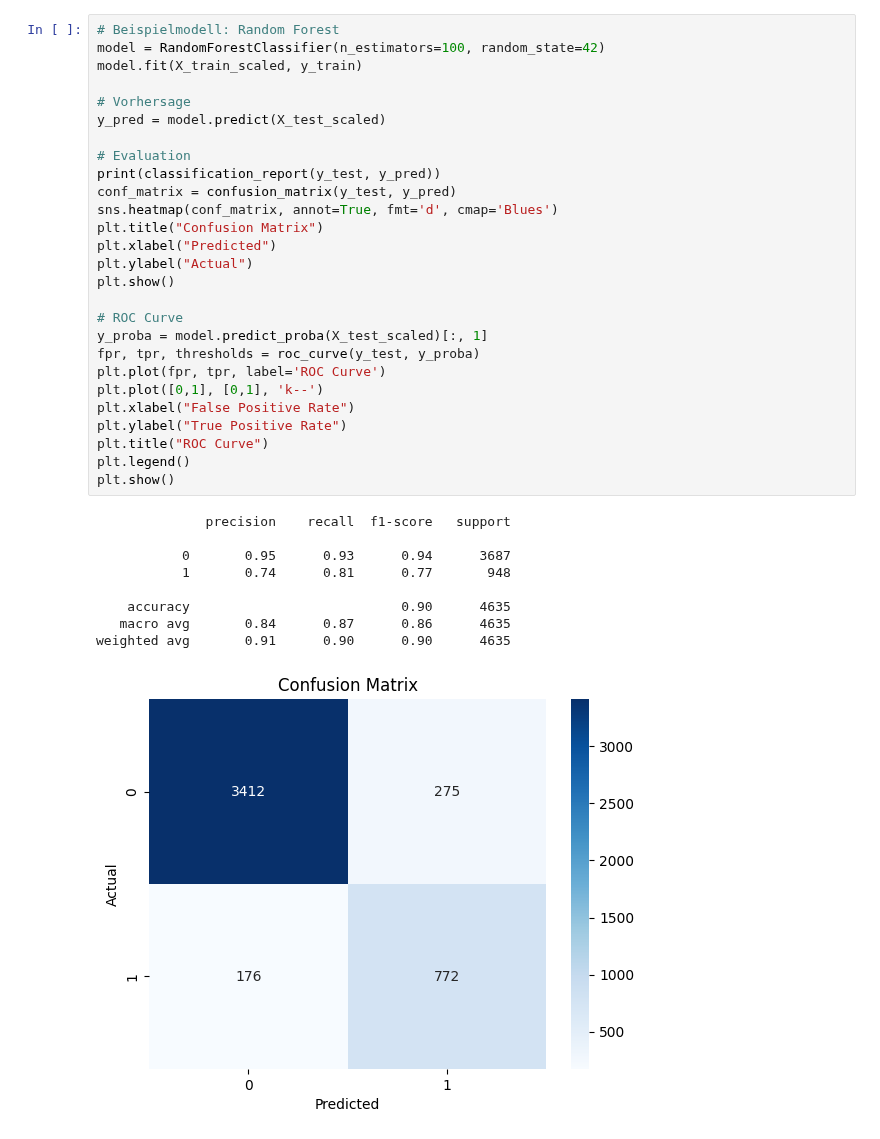
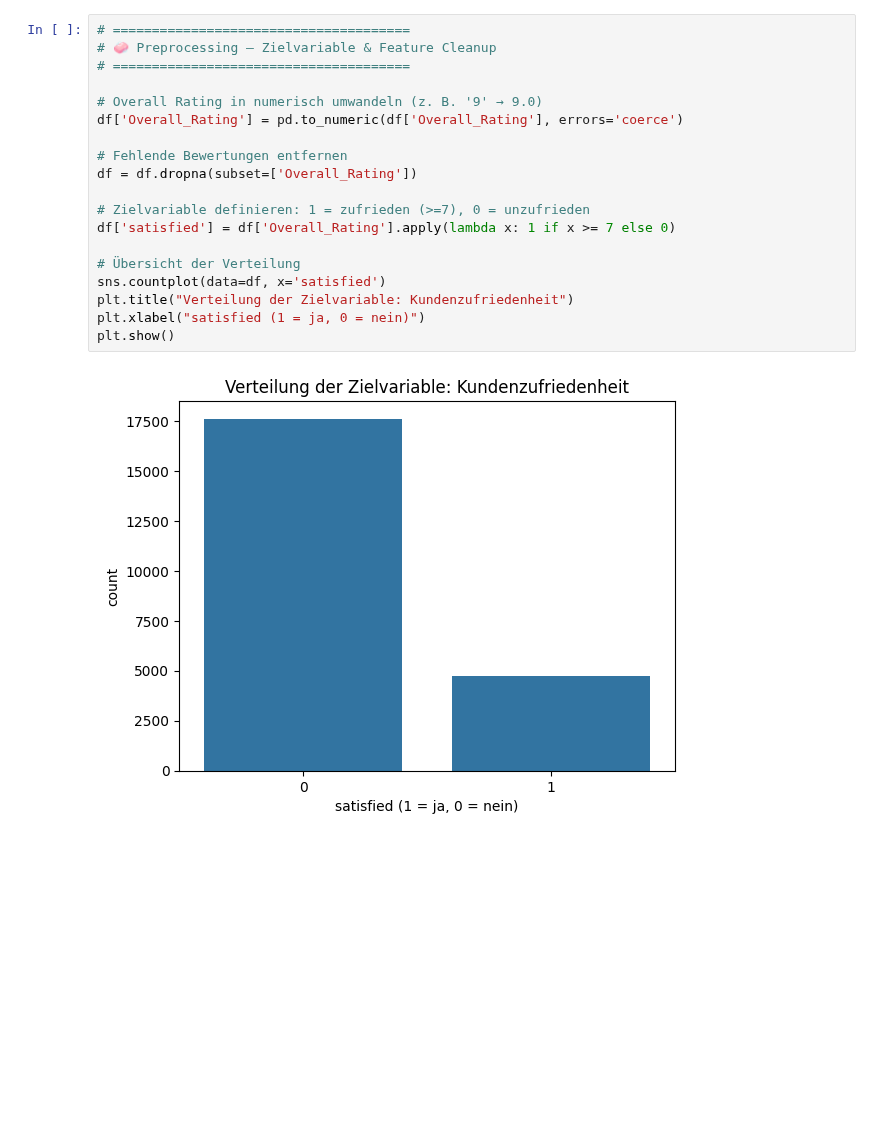
Before and after one commit to DivinitasMaxima/BINA-REPO, a Jupyter notebook: data/Kapitel5.ipynb, the cells around one changed output. Drawn from its saved outputs; the diff is of its cells as text; blank space fills up the shorter version.

```diff
--- a/data/Kapitel5.ipynb
+++ b/data/Kapitel5.ipynb
@@ -81,37 +39,21 @@ dtype: int64
 # %%
-# Beispielmodell: Random Forest
-model = RandomForestClassifier(n_estimators=100, random_state=42)
-model.fit(X_train_scaled, y_train)
+# ======================================
+# 🧼 Preprocessing – Zielvariable & Feature Cleanup
+# ======================================
 
-# Vorhersage
-y_pred = model.predict(X_test_scaled)
+# Overall Rating in numerisch umwandeln (z. B. '9' → 9.0)
+df['Overall_Rating'] = pd.to_numeric(df['Overall_Rating'], errors='coerce')
 
-# Evaluation
-print(classification_report(y_test, y_pred))
-conf_matrix = confusion_matrix(y_test, y_pred)
-sns.heatmap(conf_matrix, annot=True, fmt='d', cmap='Blues')
-plt.title("Confusion Matrix")
-plt.xlabel("Predicted")
-plt.ylabel("Actual")
+# Fehlende Bewertungen entfernen
+df = df.dropna(subset=['Overall_Rating'])
+
+# Zielvariable definieren: 1 = zufrieden (>=7), 0 = unzufrieden
+df['satisfied'] = df['Overall_Rating'].apply(lambda x: 1 if x >= 7 else 0)
+
+# Übersicht der Verteilung
+sns.countplot(data=df, x='satisfied')
+plt.title("Verteilung der Zielvariable: Kundenzufriedenheit")
+plt.xlabel("satisfied (1 = ja, 0 = nein)")
 plt.show()
-
-# ROC Curve
-y_proba = model.predict_proba(X_test_scaled)[:, 1]
-fpr, tpr, thresholds = roc_curve(y_test, y_proba)
-plt.plot(fpr, tpr, label='ROC Curve')
-plt.plot([0,1], [0,1], 'k--')
-plt.xlabel("False Positive Rate")
-plt.ylabel("True Positive Rate")
-plt.title("ROC Curve")
-plt.legend()
-plt.show()
 # %% [output]
-              precision    recall  f1-score   support
-
-           0       0.95      0.93      0.94      3687
-           1       0.74      0.81      0.77       948
-
-    accuracy                           0.90      4635
-   macro avg       0.84      0.87      0.86      4635
-weighted avg       0.91      0.90      0.90      4635
-[figure, old version]
+[figure, new version]
```
Also changed, not shown: parts of 10 cells of this notebook.
